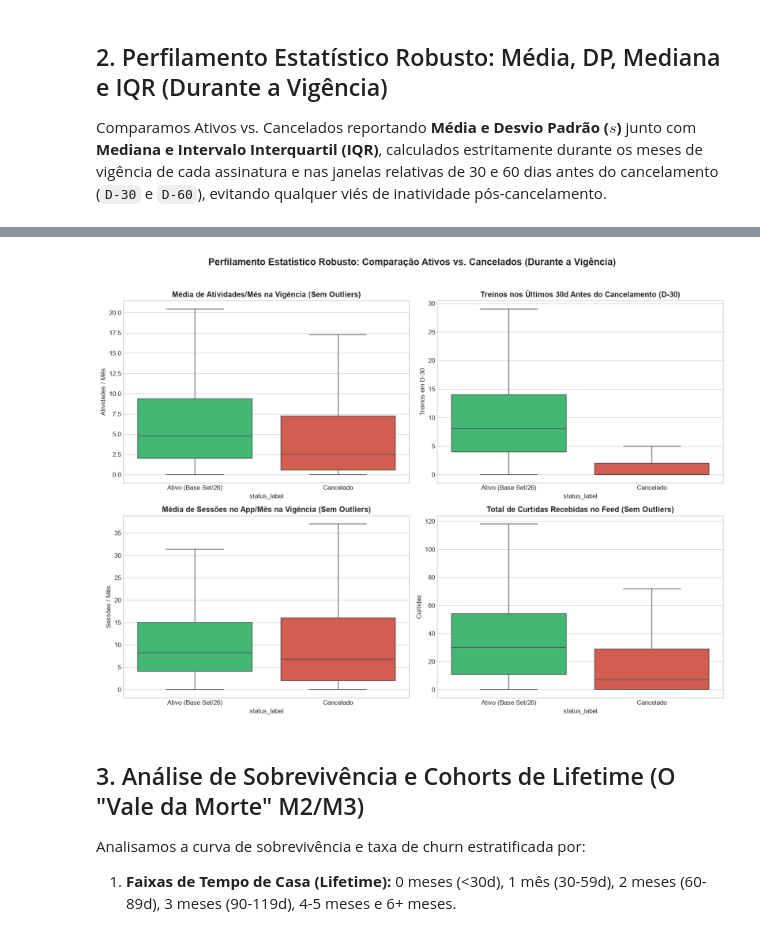
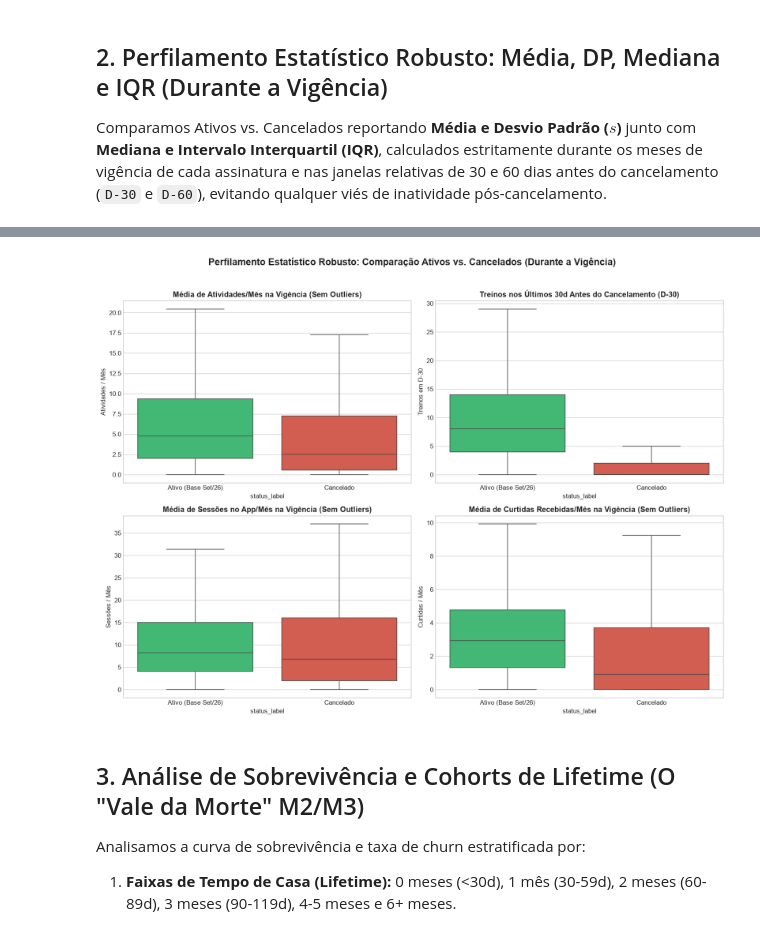
Before and after one commit to batalhasgabriele/Vitaliza, a Jupyter notebook: notebooks/02_eda_e_hipoteses.ipynb, the cells around one changed output, grey strips where cells are left out. Saved outputs shown, nothing was run; the diff lists cells and outputs as text; code cells hidden in the pictures.

```diff
--- a/notebooks/02_eda_e_hipoteses.ipynb
+++ b/notebooks/02_eda_e_hipoteses.ipynb
@@ -112,29 +112,29 @@ display(df_perfil)
 # %%
 fig, axes = plt.subplots(2, 2, figsize=(14, 10))
 df['status_label'] = df['churn'].map({0: 'Ativo (Base Set/26)', 1: 'Cancelado'})
 palette = {'Ativo (Base Set/26)': '#2ECC71', 'Cancelado': '#E74C3C'}
 
 sns.boxplot(data=df, x='status_label', y='media_atividades_mes', ax=axes[0, 0], palette=palette, hue='status_label', legend=False, showfliers=False)
 axes[0, 0].set_title('Média de Atividades/Mês na Vigência (Sem Outliers)', fontsize=12, fontweight='bold')
 axes[0, 0].set_ylabel('Atividades / Mês')
 
 sns.boxplot(data=df, x='status_label', y='atividades_ultimos_30d', ax=axes[0, 1], palette=palette, hue='status_label', legend=False, showfliers=False)
 axes[0, 1].set_title('Treinos nos Últimos 30d Antes do Cancelamento (D-30)', fontsize=12, fontweight='bold')
 axes[0, 1].set_ylabel('Treinos em D-30')
 
 sns.boxplot(data=df, x='status_label', y='media_sessoes_mes', ax=axes[1, 0], palette=palette, hue='status_label', legend=False, showfliers=False)
 axes[1, 0].set_title('Média de Sessões no App/Mês na Vigência (Sem Outliers)', fontsize=12, fontweight='bold')
 axes[1, 0].set_ylabel('Sessões / Mês')
 
-sns.boxplot(data=df, x='status_label', y='total_curtidas', ax=axes[1, 1], palette=palette, hue='status_label', legend=False, showfliers=False)
-axes[1, 1].set_title('Total de Curtidas Recebidas no Feed (Sem Outliers)', fontsize=12, fontweight='bold')
-axes[1, 1].set_ylabel('Curtidas')
+sns.boxplot(data=df, x='status_label', y='media_curtidas_mes', ax=axes[1, 1], palette=palette, hue='status_label', legend=False, showfliers=False)
+axes[1, 1].set_title('Média de Curtidas Recebidas/Mês na Vigência (Sem Outliers)', fontsize=12, fontweight='bold')
+axes[1, 1].set_ylabel('Curtidas / Mês')
 
 plt.suptitle('Perfilamento Estatístico Robusto: Comparação Ativos vs. Cancelados (Durante a Vigência)', fontsize=15, fontweight='bold', y=1.02)
 plt.tight_layout()
 plt.show()
 # %% [output]
-[figure, old version]
+[figure, new version]
 # %% [markdown]
 ## 3. Análise de Sobrevivência e Cohorts de Lifetime (O "Vale da Morte" M2/M3)
 Analisamos a curva de sobrevivência e taxa de churn estratificada por:
```
Also changed, not shown: parts of 3 cells of this notebook, 9 other files.
